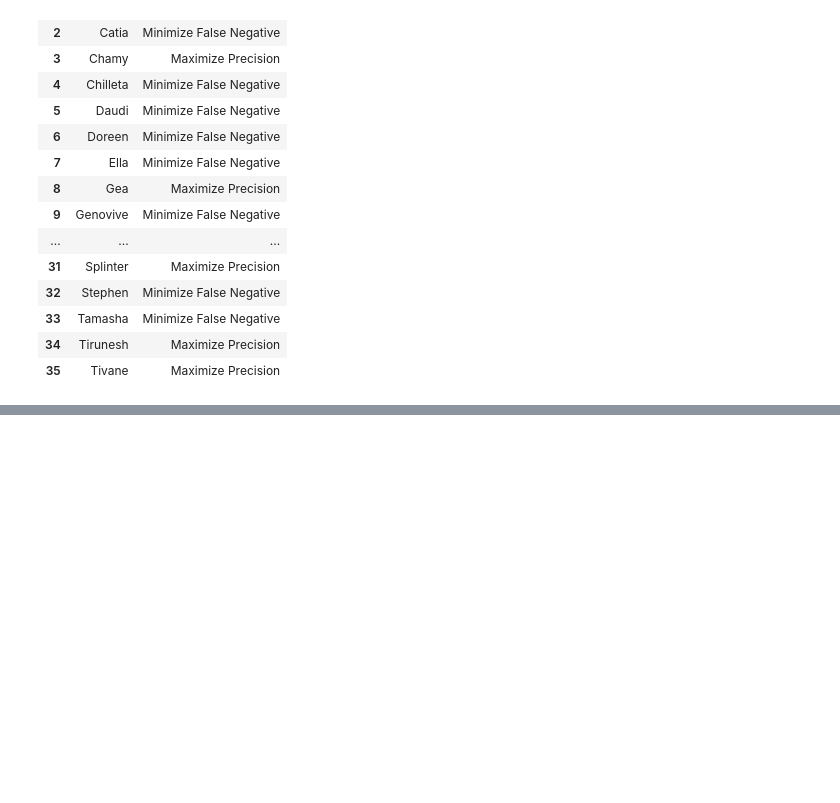
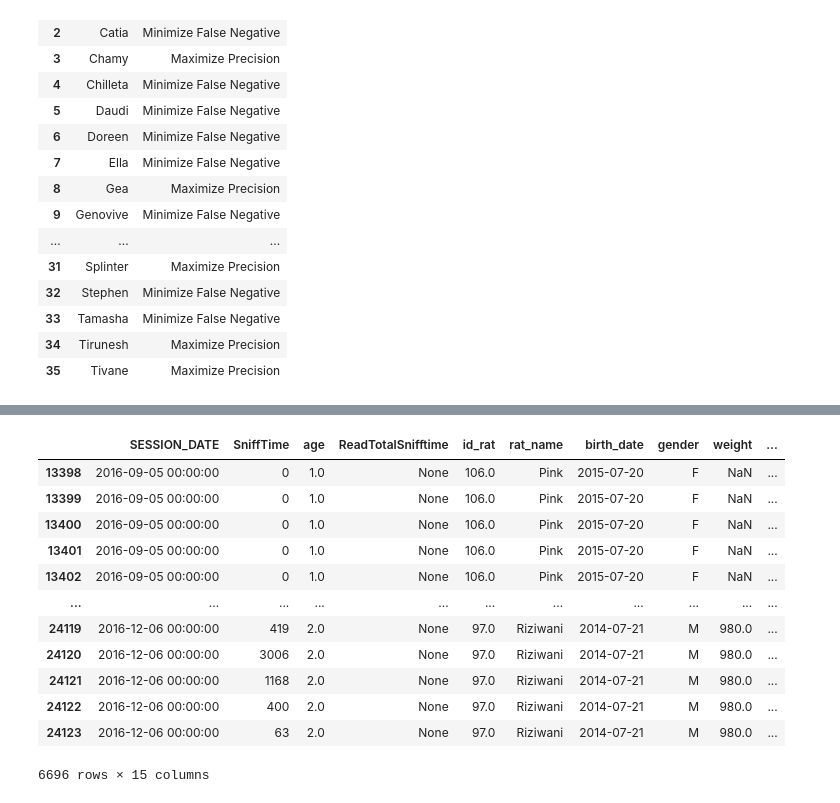
Before and after one commit to Valentin-Janclaes/Hackathon_Winning_Team_2025, a Jupyter notebook: notebook_analysis_1.ipynb, the cells around one changed output, grey strips where cells are left out. Cells and saved outputs as stored; diff of their text form; code cells hidden in the pictures; blank space fills up the shorter version.

```diff
--- a/notebook_analysis_1.ipynb
+++ b/notebook_analysis_1.ipynb
@@ -344,0 +426,16 @@ plot_fpr_fnr(metrics_df)
+# %%
+data_full[data_full["rat_name"].isin(['Riziwani', 'Pink'])]
+# %% [output]
+|  | SESSION_DATE | SniffTime | age | ReadTotalSnifftime | id_rat | rat_name | birth_date | gender | weight | ... |
+| 13398 | 2016-09-05 00:00:00 | 0 | 1.0 | None | 106.0 | Pink | 2015-07-20 | F | NaN | ... |
+| 13399 | 2016-09-05 00:00:00 | 0 | 1.0 | None | 106.0 | Pink | 2015-07-20 | F | NaN | ... |
+| 13400 | 2016-09-05 00:00:00 | 0 | 1.0 | None | 106.0 | Pink | 2015-07-20 | F | NaN | ... |
+| 13401 | 2016-09-05 00:00:00 | 0 | 1.0 | None | 106.0 | Pink | 2015-07-20 | F | NaN | ... |
+| 13402 | 2016-09-05 00:00:00 | 0 | 1.0 | None | 106.0 | Pink | 2015-07-20 | F | NaN | ... |
+| ... | ... | ... | ... | ... | ... | ... | ... | ... | ... | ... |
+| 24119 | 2016-12-06 00:00:00 | 419 | 2.0 | None | 97.0 | Riziwani | 2014-07-21 | M | 980.0 | ... |
+| 24120 | 2016-12-06 00:00:00 | 3006 | 2.0 | None | 97.0 | Riziwani | 2014-07-21 | M | 980.0 | ... |
+| 24121 | 2016-12-06 00:00:00 | 1168 | 2.0 | None | 97.0 | Riziwani | 2014-07-21 | M | 980.0 | ... |
+| 24122 | 2016-12-06 00:00:00 | 400 | 2.0 | None | 97.0 | Riziwani | 2014-07-21 | M | 980.0 | ... |
+| 24123 | 2016-12-06 00:00:00 | 63 | 2.0 | None | 97.0 | Riziwani | 2014-07-21 | M | 980.0 | ... |
+6696 rows × 15 columns
```
Also changed, not shown: parts of 12 cells of this notebook.
